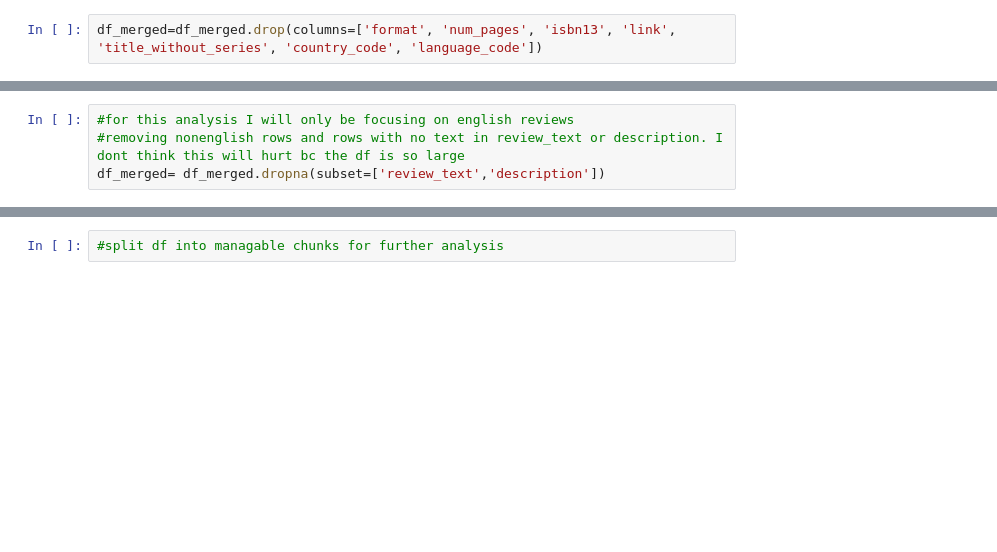
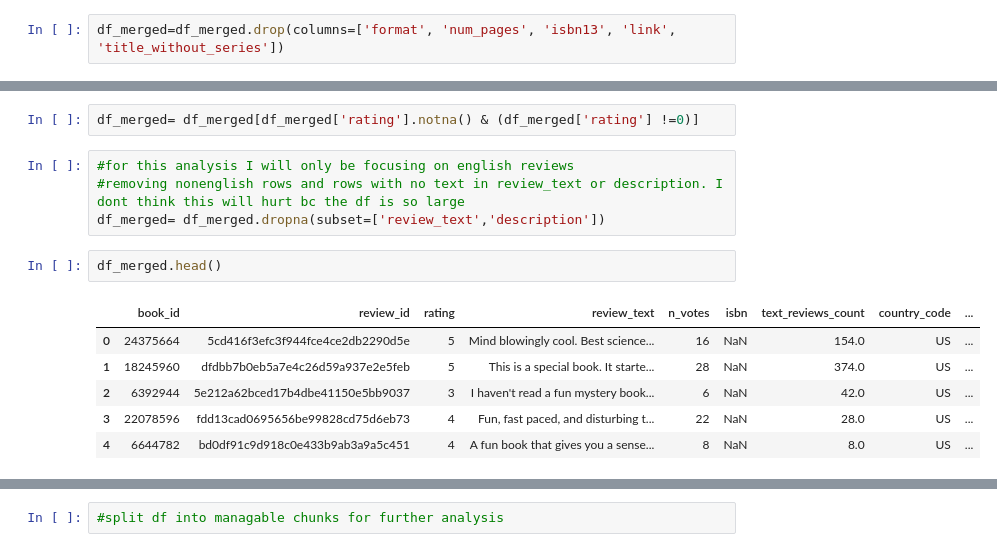
Before and after one commit to Mcjack1999/Goodratings, a Jupyter notebook: Goodreads.ipynb, the cells around one changed output, grey strips where cells are left out. Cells and saved outputs as stored; diff of their text form; blank space fills up the shorter version.

Commit message:
checking popular shelves column

```diff
--- a/Goodreads.ipynb
+++ b/Goodreads.ipynb
@@ -614,7 +614,7 @@ Data columns (total 24 columns):
 dtypes: float64(5), int64(3), object(16)
 memory usage: 2.8+ GB
 # %%
-df_merged=df_merged.drop(columns=['format', 'num_pages', 'isbn13', 'link', 'title_without_series', 'country_code', 'language_code'])
+df_merged=df_merged.drop(columns=['format', 'num_pages', 'isbn13', 'link', 'title_without_series'])
 # %%
 df_merged['review_id'].duplicated().any()
 # %% [output]
@@ -657,7 +657,18 @@ df_merged[df_merged['rating'] == 0]
 | 15739844 | 7121734 | 317ba5e39f9fc826a8697c1c33f6365d | 0 | rwy@ jmyl@ wbh lkthyr mn ljr'@ lm... | 0 | 1855167867 | 498.0 | [{'count': '2616', 'name': 'to-re... | ... |
 | 15739876 | 15948118 | 4c0ab59da1339bde2a94cf36148a46d9 | 0 | Scrambled was a good title for th... | 0 | 1461188083 | 6.0 | [{'count': '28', 'name': 'to-read... | ... |
 551885 rows × 17 columns
+# %%
+df_merged= df_merged[df_merged['rating'].notna() & (df_merged['rating'] !=0)]
 # %%
 #for this analysis I will only be focusing on english reviews
 #removing nonenglish rows and rows with no text in review_text or description. I dont think this will hurt bc the df is so large
 df_merged= df_merged.dropna(subset=['review_text','description'])
+# %%
+df_merged.head()
+# %% [output]
+|  | book_id | review_id | rating | review_text | n_votes | isbn | text_reviews_count | country_code | ... |
+| 0 | 24375664 | 5cd416f3efc3f944fce4ce2db2290d5e | 5 | Mind blowingly cool. Best science... | 16 | NaN | 154.0 | US | ... |
+| 1 | 18245960 | dfdbb7b0eb5a7e4c26d59a937e2e5feb | 5 | This is a special book. It starte... | 28 | NaN | 374.0 | US | ... |
+| 2 | 6392944 | 5e212a62bced17b4dbe41150e5bb9037 | 3 | I haven't read a fun mystery book... | 6 | NaN | 42.0 | US | ... |
+| 3 | 22078596 | fdd13cad0695656be99828cd75d6eb73 | 4 | Fun, fast paced, and disturbing t... | 22 | NaN | 28.0 | US | ... |
+| 4 | 6644782 | bd0df91c9d918c0e433b9ab3a9a5c451 | 4 | A fun book that gives you a sense... | 8 | NaN | 8.0 | US | ... |
```
Also changed, not shown: parts of 4 cells of this notebook.
